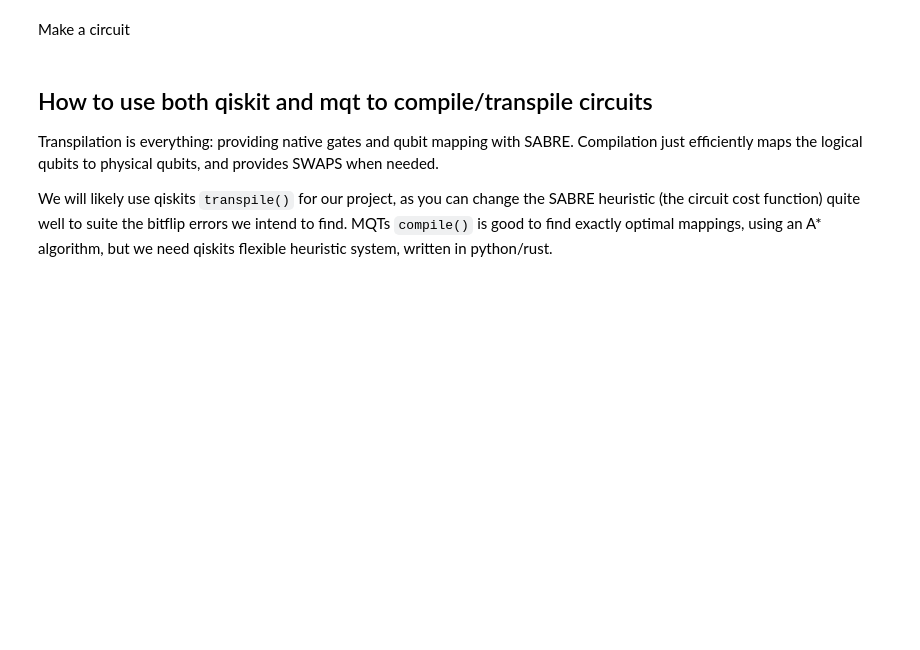
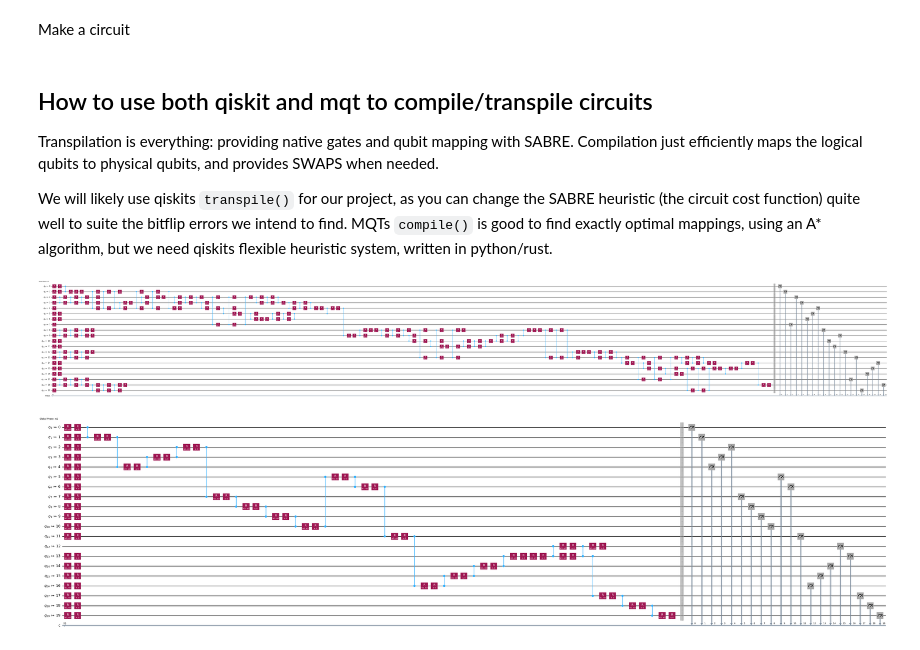
Before and after one commit to judemetcalf111/UnNoiseCompile, a Jupyter notebook: notebooks/Tensor_Multiply.ipynb, the cells around one changed output. Cells and saved outputs as stored; diff of their text form; code cells hidden in the pictures; blank space fills up the shorter version.

```diff
--- a/notebooks/Tensor_Multiply.ipynb
+++ b/notebooks/Tensor_Multiply.ipynb
@@ -90,20 +82,24 @@ We will likely use qiskits `transpile()` for our project, as you can change the
 # %%
 from mqt.qmap.plugins.qiskit.sc import compile
 from qiskit import transpile
 from qiskit.providers.fake_provider import GenericBackendV2
 from mqt.qmap.sc import Method
 
 backend = GenericBackendV2(
     num_qubits = num_qubits,
     basis_gates = ['r', 'rz', 'cz'],
     coupling_map = Garnet_Connectivity
 )
 
 # compile circuit to the target architecture
 
 optimization_level = 0
-circ_comp = transpile(qc, backend=backend, optimization_level=optimization_level)
+circ_comp = transpile(qc, backend=backend, optimization_level=0)
 display(circ_comp.draw(output="mpl", fold=-1))
 
-circ_mapped, results = compile(circ_comp, backend, method = Method.exact)
+circ_mapped, results = compile(qc, backend, method = Method.heuristic, post_mapping_optimizations = True)
+circ_mapped = transpile(circ_mapped, backend=backend, optimization_level=0)
 display(circ_mapped.draw(output="mpl",fold=-1))
+# %% [output]
+[figure, added]
+[figure, added]
```
Also changed, not shown: parts of 2 cells of this notebook, 5 other files.
